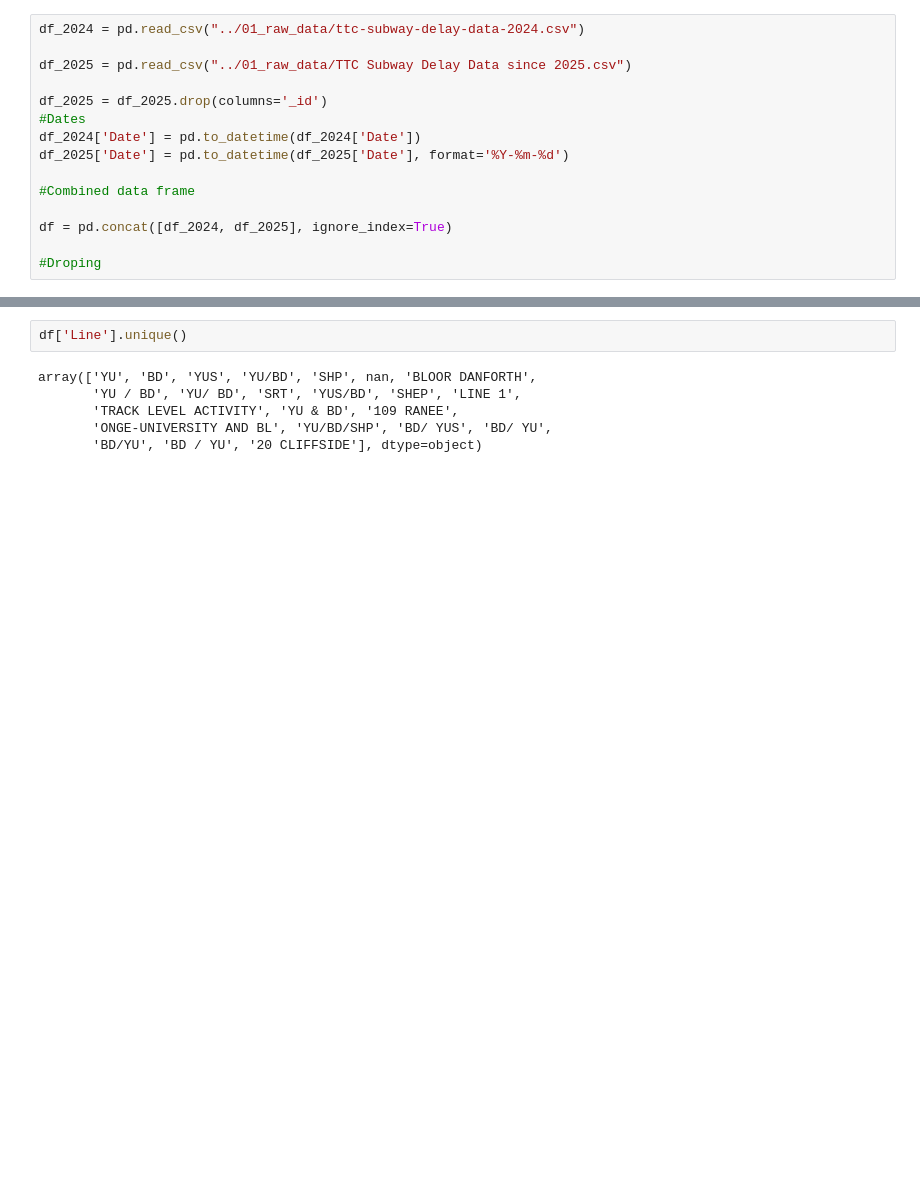
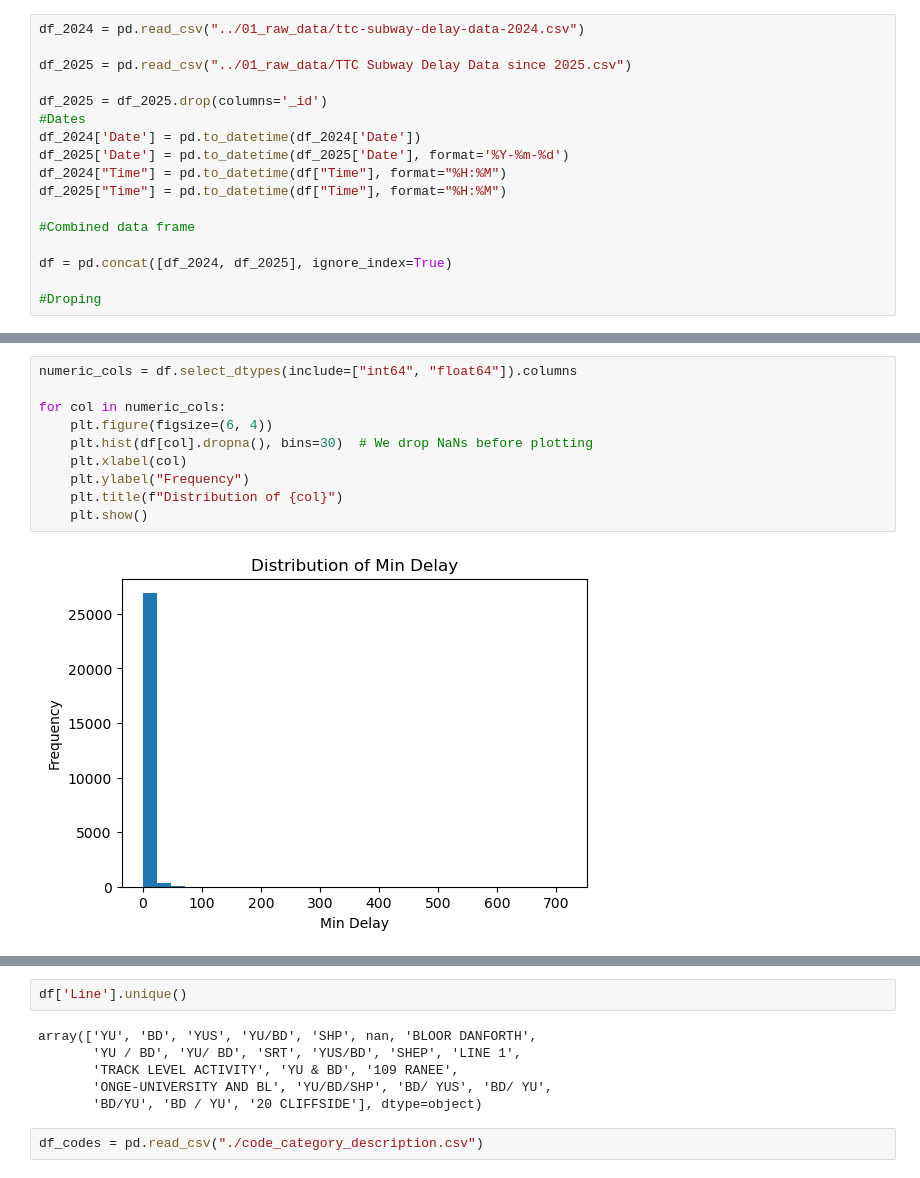
Before and after one commit to jcpeinado/Team_Project-TTC_Delays, a Jupyter notebook: 02_data_processing/01_exploratory_data_analysis.ipynb, the cells around one changed output, grey strips where cells are left out. Cells and saved outputs as stored; diff of their text form; blank space fills up the shorter version.

```diff
--- a/02_data_processing/01_exploratory_data_analysis.ipynb
+++ b/02_data_processing/01_exploratory_data_analysis.ipynb
@@ -11,6 +14,8 @@ df_2025 = df_2025.drop(columns='_id')
 #Dates
 df_2024['Date'] = pd.to_datetime(df_2024['Date'])
 df_2025['Date'] = pd.to_datetime(df_2025['Date'], format='%Y-%m-%d')
+df_2024["Time"] = pd.to_datetime(df["Time"], format="%H:%M")
+df_2025["Time"] = pd.to_datetime(df["Time"], format="%H:%M")
 
 #Combined data frame
 
@@ -39,0 +76,12 @@ memory usage: 2.2+ MB
+# %%
+numeric_cols = df.select_dtypes(include=["int64", "float64"]).columns
+
+for col in numeric_cols:
+    plt.figure(figsize=(6, 4))
+    plt.hist(df[col].dropna(), bins=30)  # We drop NaNs before plotting
+    plt.xlabel(col)
+    plt.ylabel("Frequency")
+    plt.title(f"Distribution of {col}")
+    plt.show()
+# %% [output]
+[figure, added]
@@ -45,3 +95,5 @@ array(['YU', 'BD', 'YUS', 'YU/BD', 'SHP', nan, 'BLOOR DANFORTH',
        'TRACK LEVEL ACTIVITY', 'YU & BD', '109 RANEE',
        'ONGE-UNIVERSITY AND BL', 'YU/BD/SHP', 'BD/ YUS', 'BD/ YU',
        'BD/YU', 'BD / YU', '20 CLIFFSIDE'], dtype=object)
+# %%
+df_codes = pd.read_csv("./code_category_description.csv")
```
Also changed, not shown: parts of 27 cells of this notebook, 2 other files.
